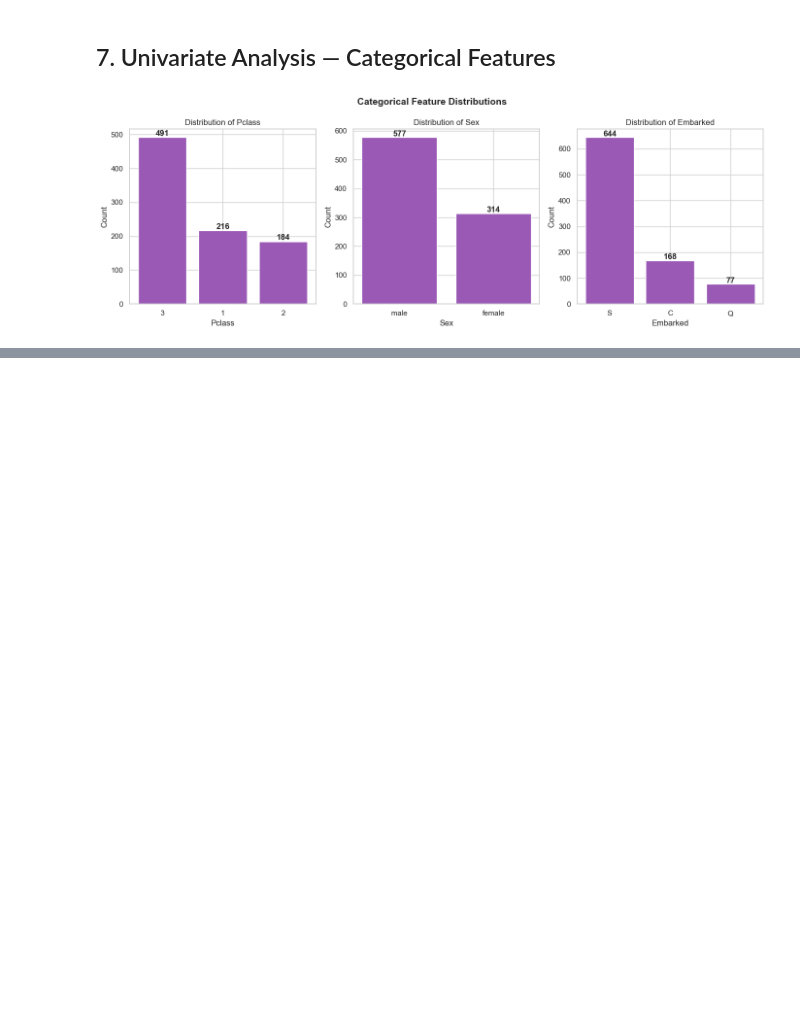
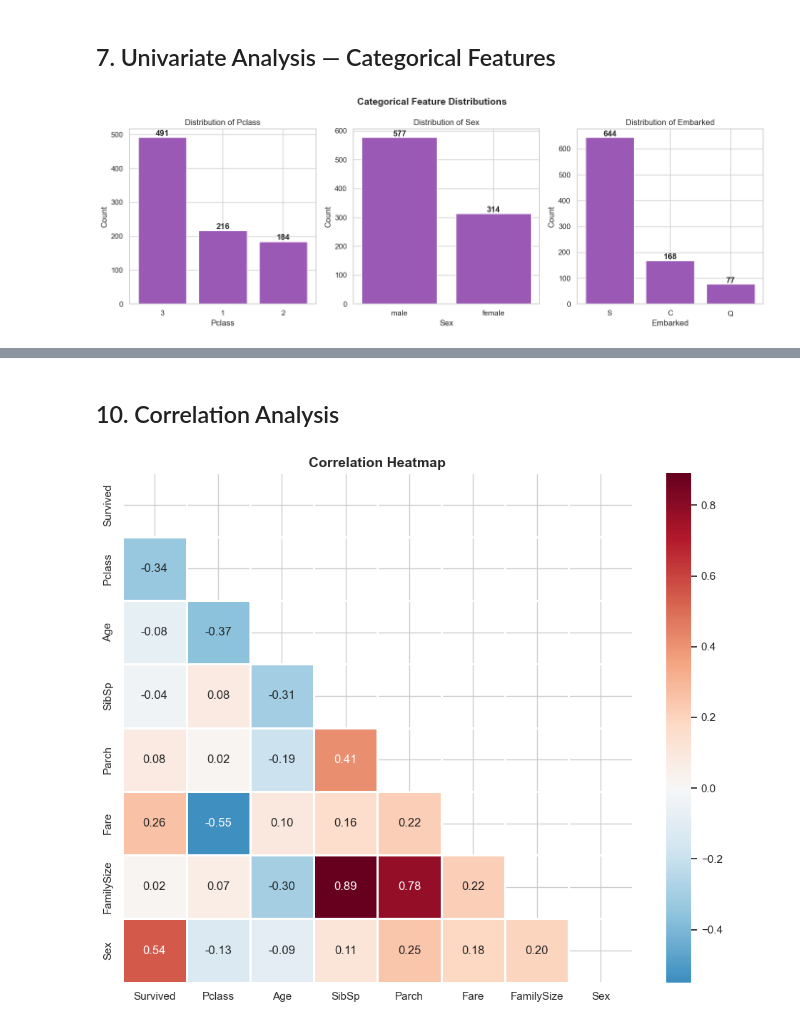
Before and after one commit to imashaRan12/Titanic-Survival-Prediction-ML, a Jupyter notebook: 01_eda.ipynb, the cells around one changed output, grey strips where cells are left out. Drawn from its saved outputs; the diff is of its cells as text; code cells hidden in the pictures; blank space fills up the shorter version.

```diff
--- a/01_eda.ipynb
+++ b/01_eda.ipynb
@@ -202,0 +285,18 @@ plt.show()
+# %% [markdown]
+## 10. Correlation Analysis
+# %%
+# Correlation heatmap of numerical features
+numeric_df = df[["Survived", "Pclass", "Age", "SibSp", "Parch", "Fare", "FamilySize"]].copy()
+numeric_df["Sex"] = df["Sex"].map({"male": 0, "female": 1})
+
+corr = numeric_df.corr()
+
+fig, ax = plt.subplots(figsize=(10, 8))
+mask = np.triu(np.ones_like(corr, dtype=bool))  # Upper triangle mask
+sns.heatmap(corr, mask=mask, annot=True, fmt=".2f", cmap="RdBu_r", center=0,
+            square=True, linewidths=1, ax=ax)
+ax.set_title("Correlation Heatmap", fontsize=14, fontweight="bold")
+plt.tight_layout()
+plt.show()
+# %% [output]
+[figure, added]
```
Also changed, not shown: parts of 6 cells of this notebook.
